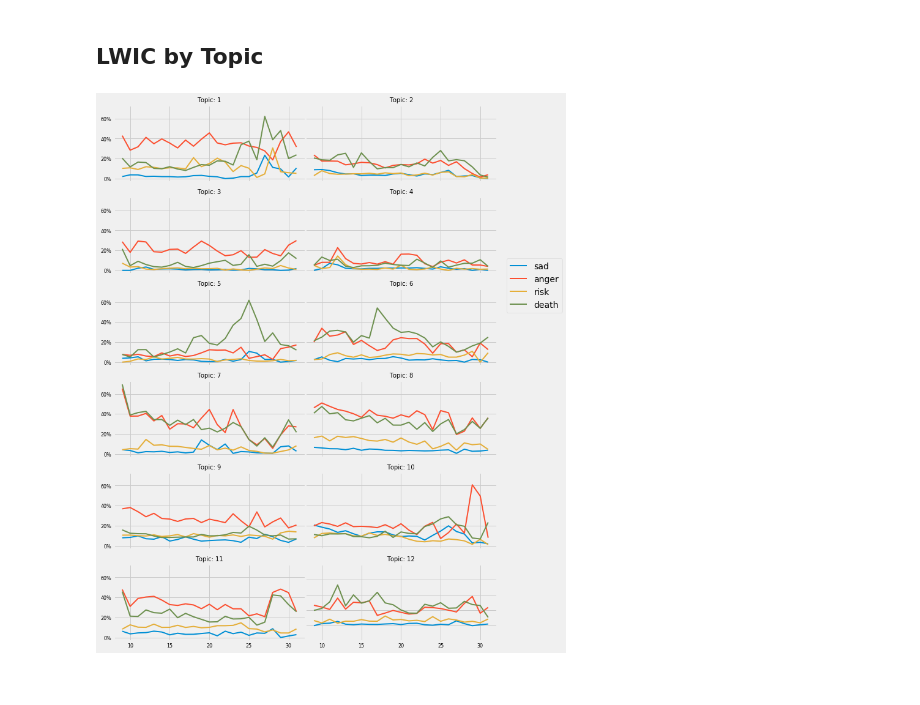
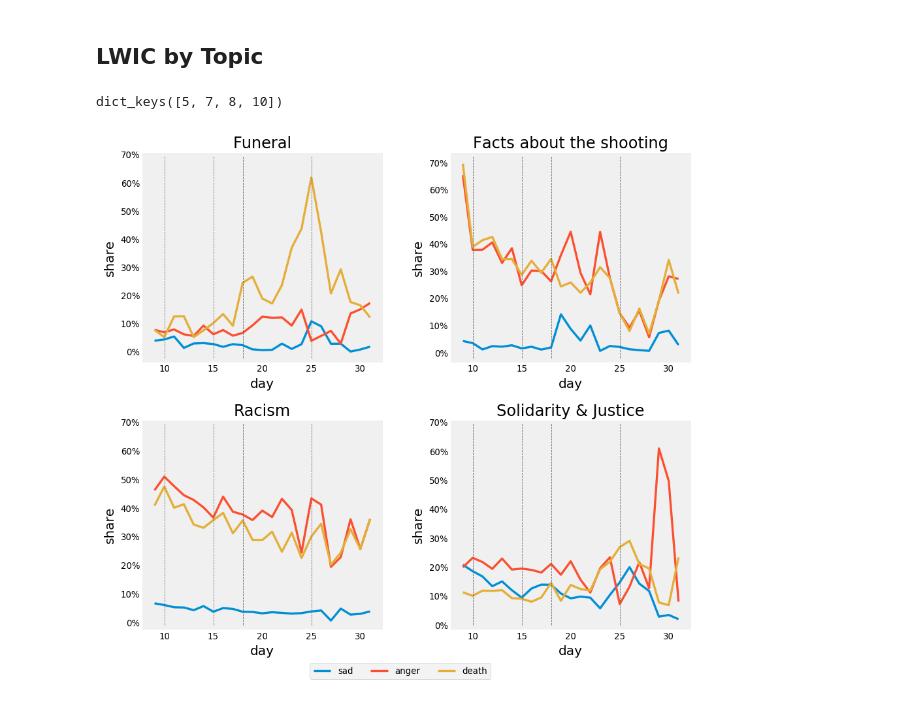
Before and after one commit to opardo/BlackLivesMatter, a Jupyter notebook: SentimentAnalysis/LWIC_Analysis_Dummy.ipynb, the cells around one changed output. Drawn from its saved outputs; the diff is of its cells as text; code cells hidden in the pictures.

```diff
--- a/SentimentAnalysis/LWIC_Analysis_Dummy.ipynb
+++ b/SentimentAnalysis/LWIC_Analysis_Dummy.ipynb
@@ -197,6 +208,16 @@ plot_means(df_other, other_keys)
 # %% [markdown]
 ## LWIC by Topic
 # %%
+#Events
+events = {'Protests begin': 10,
+          #'Protests (Don’t shoot)': 12,
+          'Officer’s name is released': 15,
+          #'State of Emergency declaration': 16,
+          'National Guard ordered into Ferguson': 18,
+          #'National Guard withdrawn': 21,
+          'Funeral of Michael Brown': 25
+         }
+
 ## Functions
 def pivot_topic_table_metrics(df, topic, keys):
     df_filter = df[df['Dominant_Topic'] == topic]
@@ -207,31 +228,49 @@ def pivot_topic_table_metrics(df, topic, keys):
     return df_pivot
 
 def plot_topic_timelines(df, keys, topics):
-    fig, ax = plt.subplots(6, 2, figsize=(10,15), sharex=True, sharey=True,
-                          gridspec_kw={'hspace': 0.2, 'wspace': 0})
+    plt.rcParams["axes.grid"] = False
+    fig, ax = plt.subplots(2,2,figsize=(8,8), dpi=120, #sharex=True, sharey=True,
+                           #sharex=True, sharey=True,
+                           gridspec_kw={'hspace': 0.3, 'wspace': 0.3})
     axs = ax.ravel()
-
-    for i,t in enumerate(topics):
+    for i, t in enumerate(topics.keys()):
         df_aux = pivot_topic_table_metrics(df, t, keys)
         for key in keys:
             # Visualize the result
             axs[i].plot(df_aux['day_of_tweet_'],
                     df_aux['{}_dummy_mean'.format(key)], '-', lw=2,
                        label=key)
-            axs[i].set_title('Topic: {}'.format(t), size=10)
+            axs[i].set_title('{}'.format(topics[t]))
+            axs[i].set_yticks(np.arange(0,1.1,0.1))
+            axs[i].set_yticklabels([str(int(100*ytick)) + '%' for ytick in np.arange(0,1.1,0.1)])
+            axs[i].set_xlabel('day')
+            axs[i].set_ylabel('share')
+        for event, day in events.items():
+            axs[i].axvline(x=day,  lw=0.5, color='dimgrey', linestyle='dashed')
 
     for axi in axs:
         vals = axi.get_yticks()
         plt.yticks(vals, ['{:,.0%}'.format(x) for x in vals])
         axi.tick_params(axis='both', which='major', labelsize=8)
-    plt.legend(bbox_to_anchor=(1.05, 5), loc=2, borderaxespad=0.)
+
+    #plt.legend(bbox_to_anchor=(1.05, 1.5), loc=2, borderaxespad=0.)
+    plt.legend(bbox_to_anchor=(-0.65,-0.25), loc="lower left", borderaxespad=0., ncol=len(keys), prop={'size': 8})
+    #fig.tight_layout(rect=[0, 0.0, 1, 0.95])
+    plt.show()
+# %%
+topics = {5: 'Funeral',
+          7: 'Facts about the shooting',
+          8: 'Racism',
+          10: 'Solidarity & Justice'}
+topics.keys()
+# %% [output]
+dict_keys([5, 7, 8, 10])
 # %%
-topics = sorted(tweets['Dominant_Topic'].value_counts().index)
-
-emotion_keys = ['sad', 'anger', 'risk', 'death']
+#topics = sorted(tweets['Dominant_Topic'].value_counts().index)
+emotion_keys = ['sad', 'anger','death']
 plot_topic_timelines(tweets, emotion_keys, topics)
 # %% [output]
-[figure, old version]
+[figure, new version]
 # %%
 social_keys = ['family', 'friend']
 plot_topic_timelines(tweets, social_keys, topics)
```
Also changed, not shown: parts of 14 cells of this notebook.
